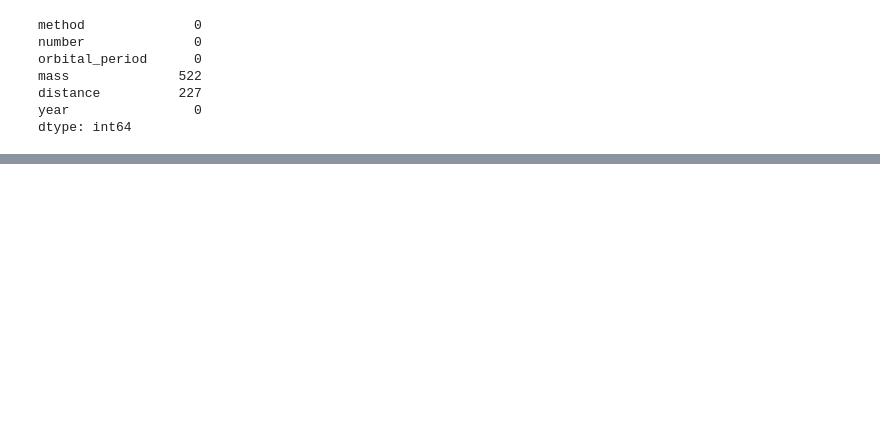
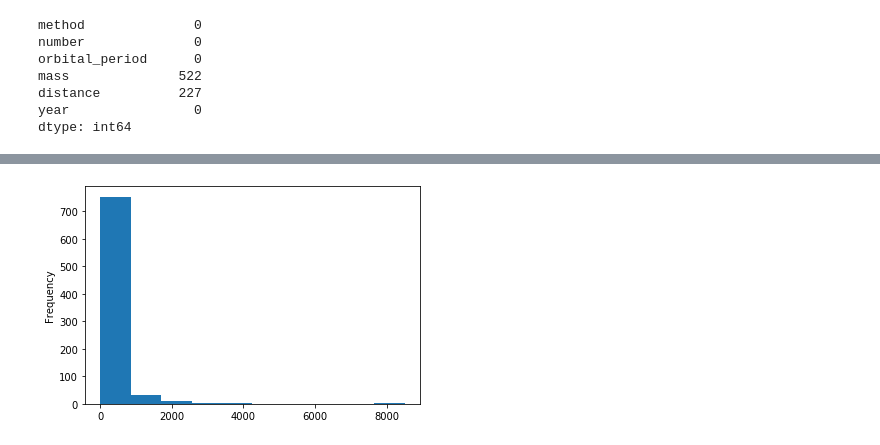
Before and after one commit to bevirgen/Data-Science---Artificial-Intelligence, a Jupyter notebook: 1. Python/2. Dr. M. Vahit Keskin/4. Eda and Visualize Basics/eda.ipynb, the cells around one changed output, grey strips where cells are left out. Cells and saved outputs as stored; diff of their text form; code cells hidden in the pictures; blank space fills up the shorter version.

```diff
--- a/1. Python/2. Dr. M. Vahit Keskin/4. Eda and Visualize Basics/eda.ipynb
+++ b/1. Python/2. Dr. M. Vahit Keskin/4. Eda and Visualize Basics/eda.ipynb
@@ -100,0 +188,5 @@ dtype: int64
+# %%
+df['distance'].plot.hist(bins = 10)
+plt.show()
+# %% [output]
+[figure, added]
```
Also changed, not shown: parts of 12 cells of this notebook.
